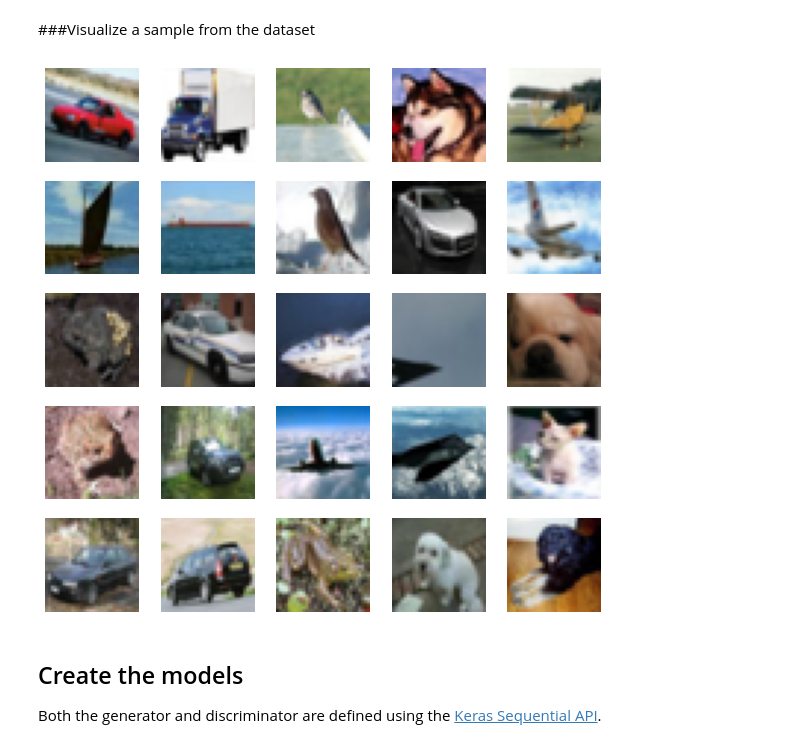
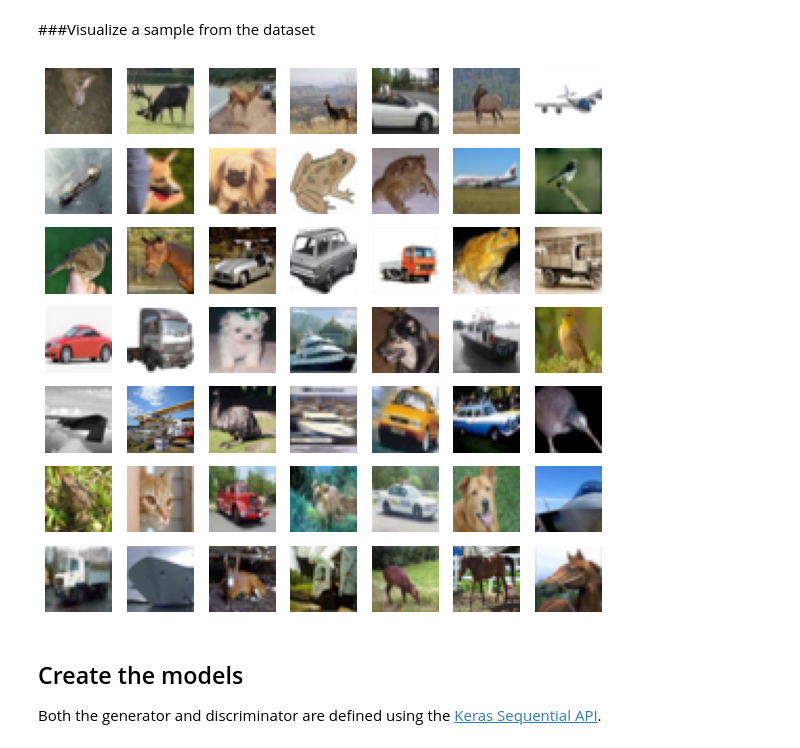
Before and after one commit to uteyechea/DCGAN, a Jupyter notebook: cifar10_dcgan.ipynb, the cells around one changed output. Cells and saved outputs as stored; diff of their text form; code cells hidden in the pictures.

```diff
--- a/cifar10_dcgan.ipynb
+++ b/cifar10_dcgan.ipynb
@@ -101,14 +101,14 @@ train_images = train_images.astype('float32')
 train_images = (train_images - 127.5) / 127.5 # Normalize the images to [-1, 1]
 # %%
 BUFFER_SIZE = train_images.shape[0]
-IMG_LENGTH = train_images.shape[1] #Must be a multiple of 4
-assert IMG_LENGTH % 4 == 0
+IMG_HEIGHT = train_images.shape[1] #Must be a multiple of 4
+assert IMG_HEIGHT % 4 == 0
 IMG_WIDTH = train_images.shape[2] #Must be a multiple of 4
 assert IMG_WIDTH % 4 == 0
 CHANNELS = train_images.shape[3]
-BATCH_SIZE = 25
+BATCH_SIZE = 512
 
-IMG_SIZE=IMG_LENGTH*IMG_WIDTH*CHANNELS
+IMG_SIZE=IMG_HEIGHT*IMG_WIDTH*CHANNELS
 # %%
 # Batch and shuffle the data
 train_dataset = tf.data.Dataset.from_tensor_slices(train_images).shuffle(BUFFER_SIZE).batch(BATCH_SIZE)
@@ -117,12 +117,12 @@ train_dataset = tf.data.Dataset.from_tensor_slices(train_images).shuffle(BUFFER_
 # %%
 plt.figure(figsize=(10, 10))
 for images in train_dataset.take(1): #take(): Creates a Dataset with at most count elements from this dataset.
-  for i in range(25):
-    ax = plt.subplot(5, 5, i + 1)
+  for i in range(49):
+    ax = plt.subplot(7, 7, i + 1)
     plt.imshow((images[i].numpy()*127.5+127.5).astype('int'))
     plt.axis("off")
 # %% [output]
-[figure, old version]
+[figure, new version]
 # %% [markdown]
 ## Create the models
 
```
Also changed, not shown: parts of 12 cells of this notebook.
